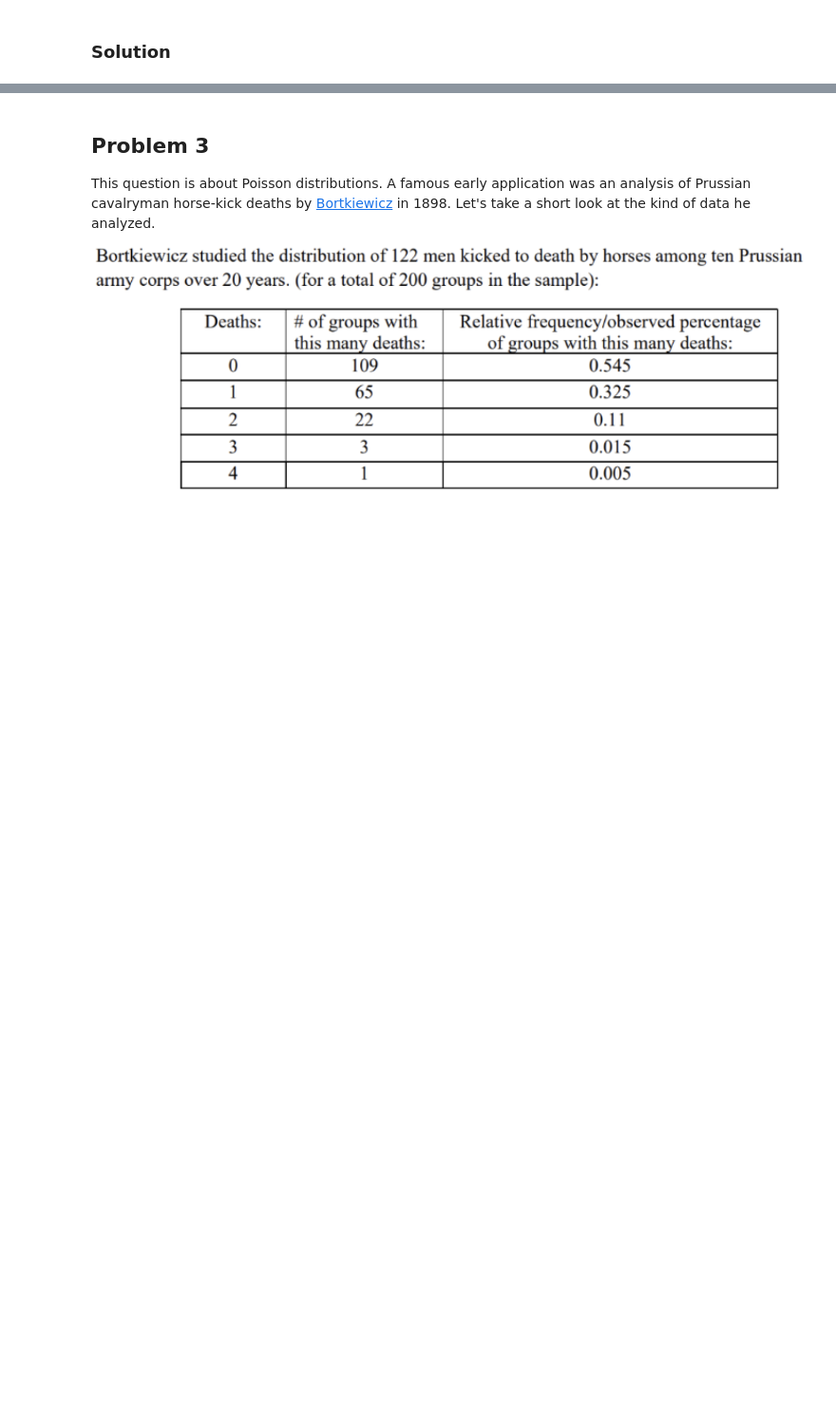
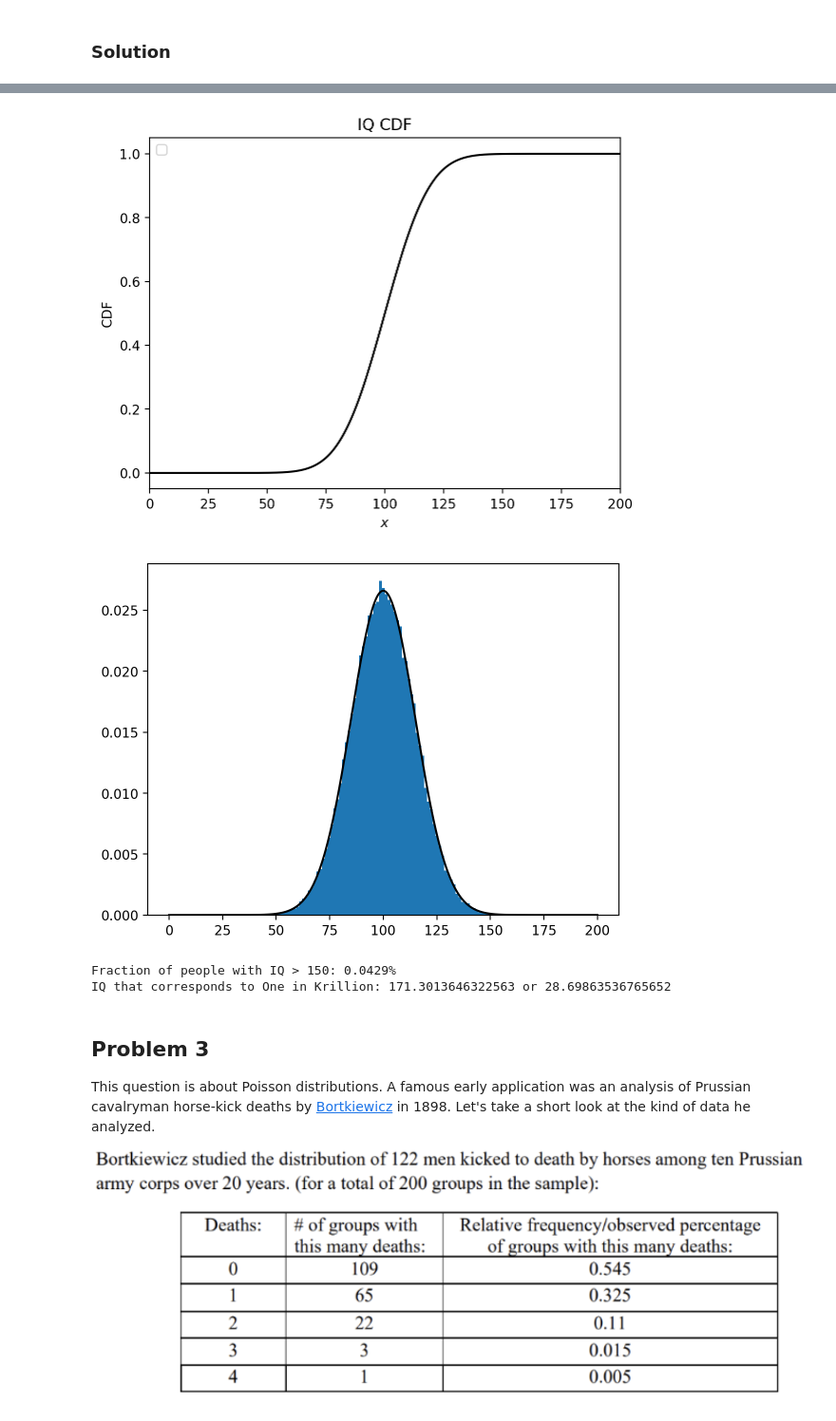
Before and after one commit to VanderbiltAstronomy/astr_8070_s25, a Jupyter notebook: coursework/student_folders/brayan_hernandez_folder/brayan_homework/vu_astr8070_s25_hw2_brayan_hernandez.ipynb, the cells around one changed output, grey strips where cells are left out. Shown at 95% size. Saved outputs shown, nothing was run; the diff lists cells and outputs as text; code cells hidden in the pictures; blank space fills up the shorter version.

```diff
--- a/coursework/student_folders/brayan_hernandez_folder/brayan_homework/vu_astr8070_s25_hw2_brayan_hernandez.ipynb
+++ b/coursework/student_folders/brayan_hernandez_folder/brayan_homework/vu_astr8070_s25_hw2_brayan_hernandez.ipynb
@@ -55,3 +189,38 @@ This question is about IQ. It's a flawed and questionable metric, but useful for
+# %%
+#Problem 2.2
+
+#Plot CDF
+cdf= distG.cdf(xgrid)
+plt.plot(xgrid, cdf, ls='-', c='black');
+plt.xlim(0, 200)
+plt.xlabel('$x$')
+plt.ylabel(r'CDF')
+plt.title('IQ CDF')
+plt.legend()
+plt.show()
+
+#Inverse Sampling
+pgrid=np.random.random(100000)
+ppf=distG.ppf(pgrid)
+
+plt.hist(ppf, bins=100, density=True);
+plt.plot(xgrid, distribution, ls='-', c='black',
+         label=f'$\mu={mu},\ \sigma={sigma}$');
+# %% [output]
+[figure, added]
+[figure, added]
+# %%
+#Problem 3.3
+fraction_150=1-distG.cdf(150)
+print(f"Fraction of people with IQ > 150: {np.round(fraction_150*100, 4)}%")
+
+#Problem 3.4
+genius= distG.ppf(1-1/(1e6))
+guinness= distG.ppf(1/(1e6))
+print(f"IQ that corresponds to One in Krillion: {genius} or {guinness}")
+# %% [output]
+Fraction of people with IQ > 150: 0.0429%
+IQ that corresponds to One in Krillion: 171.3013646322563 or 28.69863536765652
 # %% [markdown]
 ## Problem 3
 
```
Also changed, not shown: parts of 8 cells of this notebook, 2 other files.
